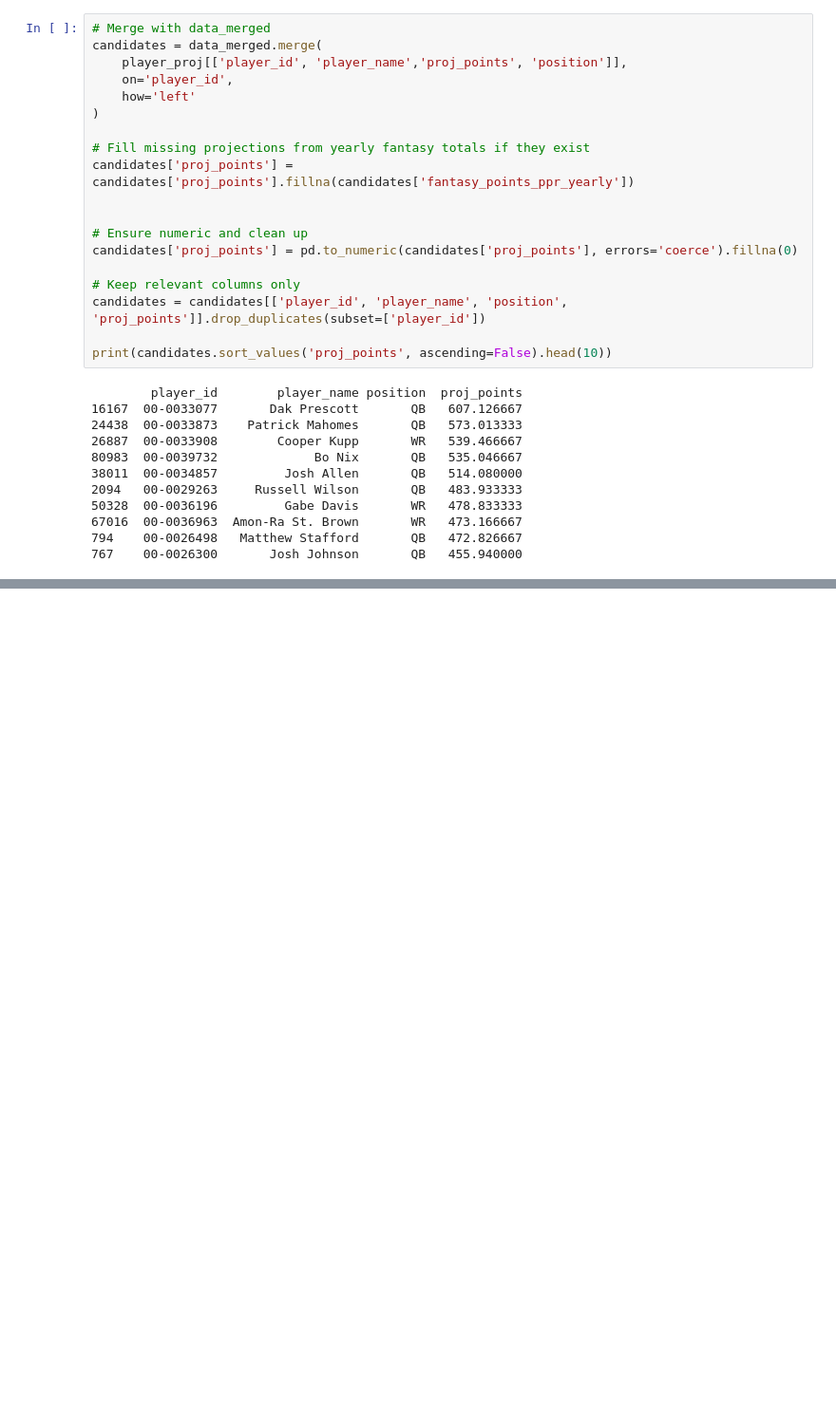
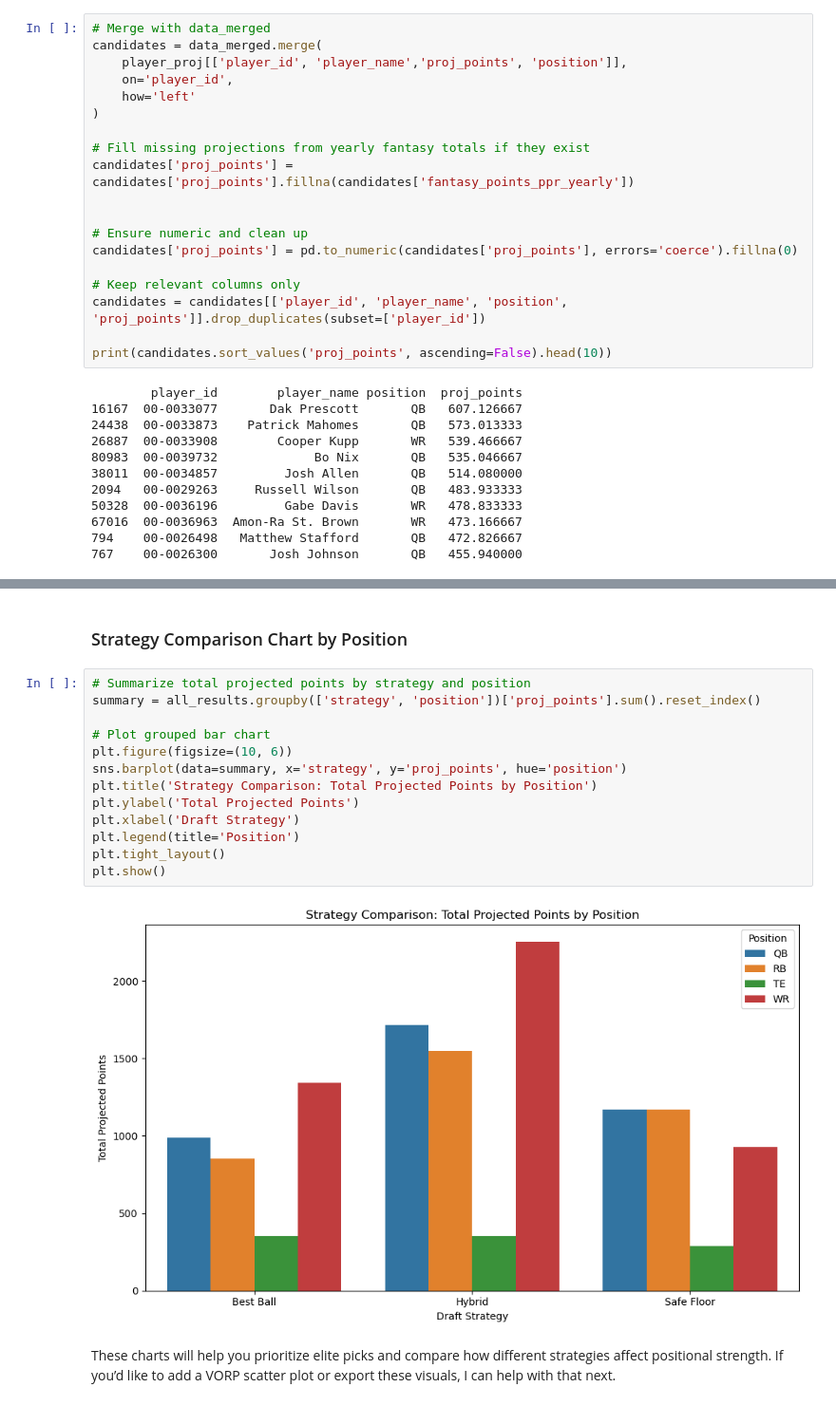
Before and after one commit to omendez930/fantasy-football-recommendations, a Jupyter notebook: draft_analysis.ipynb, the cells around one changed output, grey strips where cells are left out. Shown at 95% size. Cells and saved outputs as stored; diff of their text form; blank space fills up the shorter version.

```diff
--- a/draft_analysis.ipynb
+++ b/draft_analysis.ipynb
@@ -1359,0 +1586,19 @@ Selected roster (total 13 players):
+# %% [markdown]
+### Strategy Comparison Chart by Position
+# %%
+# Summarize total projected points by strategy and position
+summary = all_results.groupby(['strategy', 'position'])['proj_points'].sum().reset_index()
+
+# Plot grouped bar chart
+plt.figure(figsize=(10, 6))
+sns.barplot(data=summary, x='strategy', y='proj_points', hue='position')
+plt.title('Strategy Comparison: Total Projected Points by Position')
+plt.ylabel('Total Projected Points')
+plt.xlabel('Draft Strategy')
+plt.legend(title='Position')
+plt.tight_layout()
+plt.show()
+# %% [output]
+[figure, added]
+# %% [markdown]
+These charts will help you prioritize elite picks and compare how different strategies affect positional strength. If you’d like to add a VORP scatter plot or export these visuals, I can help with that next.
```
Also changed, not shown: parts of 40 cells of this notebook.
